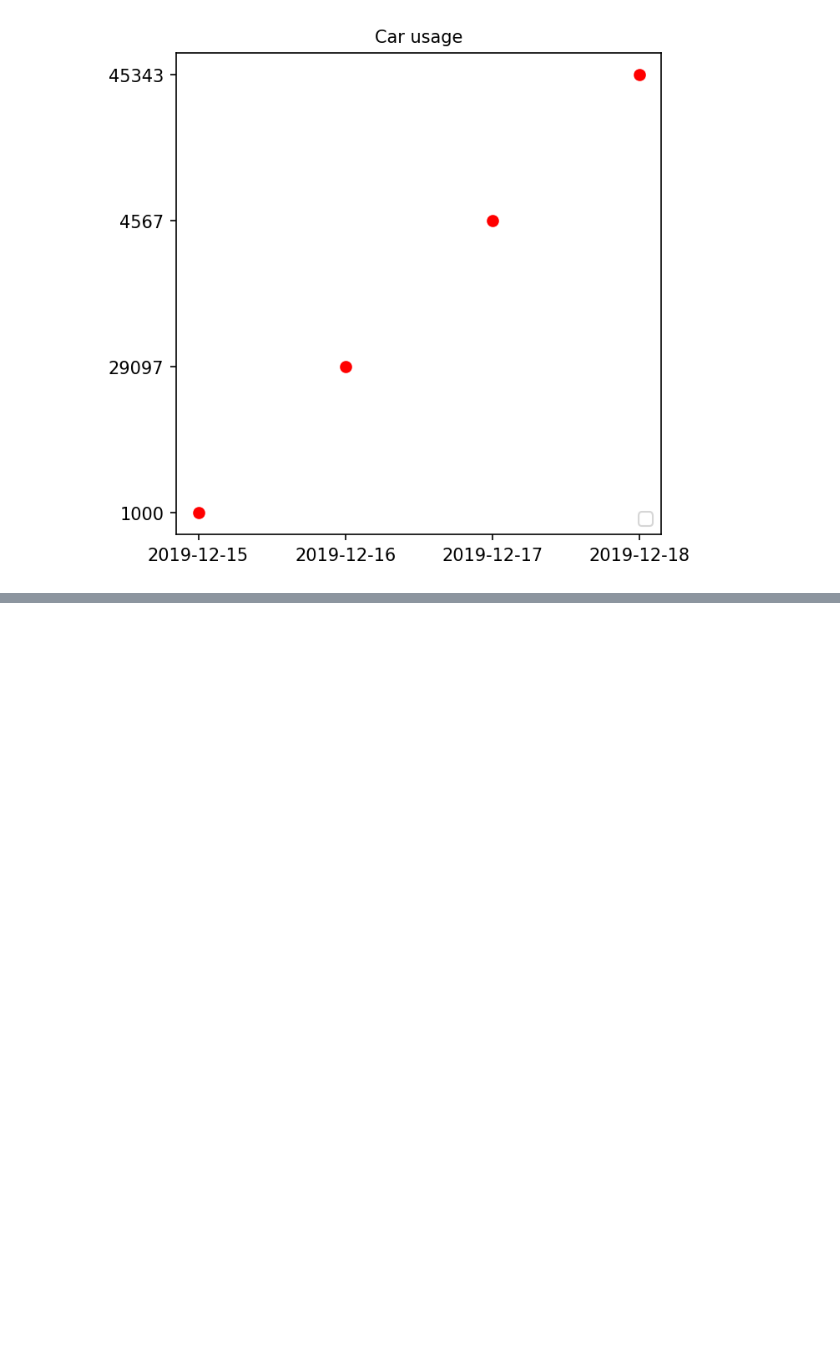
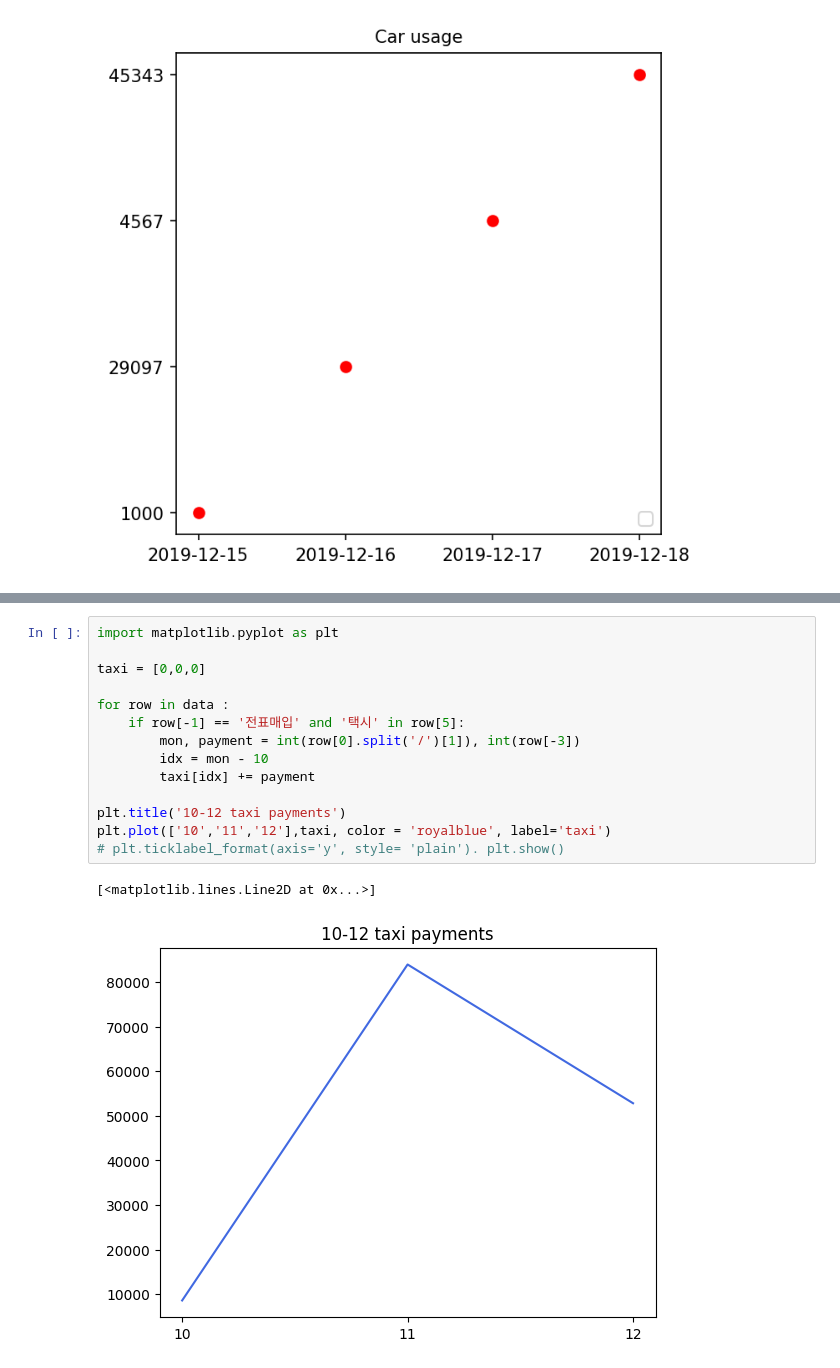
Before and after one commit to saintlee83/Univ_Programming1, a Jupyter notebook: Lectures/2nd week/recap_summer_semester.ipynb, the cells around one changed output, grey strips where cells are left out. Saved outputs shown, nothing was run; the diff lists cells and outputs as text; blank space fills up the shorter version.

```diff
--- a/Lectures/2nd week/recap_summer_semester.ipynb
+++ b/Lectures/2nd week/recap_summer_semester.ipynb
@@ -29,0 +67,17 @@ plt.show()
+# %%
+import matplotlib.pyplot as plt
+
+taxi = [0,0,0]
+
+for row in data :
+	if row[-1] == '전표매입' and '택시' in row[5]:
+		mon, payment = int(row[0].split('/')[1]), int(row[-3])
+		idx = mon - 10
+		taxi[idx] += payment
+
+plt.title('10-12 taxi payments')
+plt.plot(['10','11','12'],taxi, color = 'royalblue', label='taxi')
+# plt.ticklabel_format(axis='y', style= 'plain'). plt.show()
+# %% [output]
+[<matplotlib.lines.Line2D at 0x...>]
+[figure, added]
```
Also changed, not shown: parts of 2 cells of this notebook, 2 other files.
